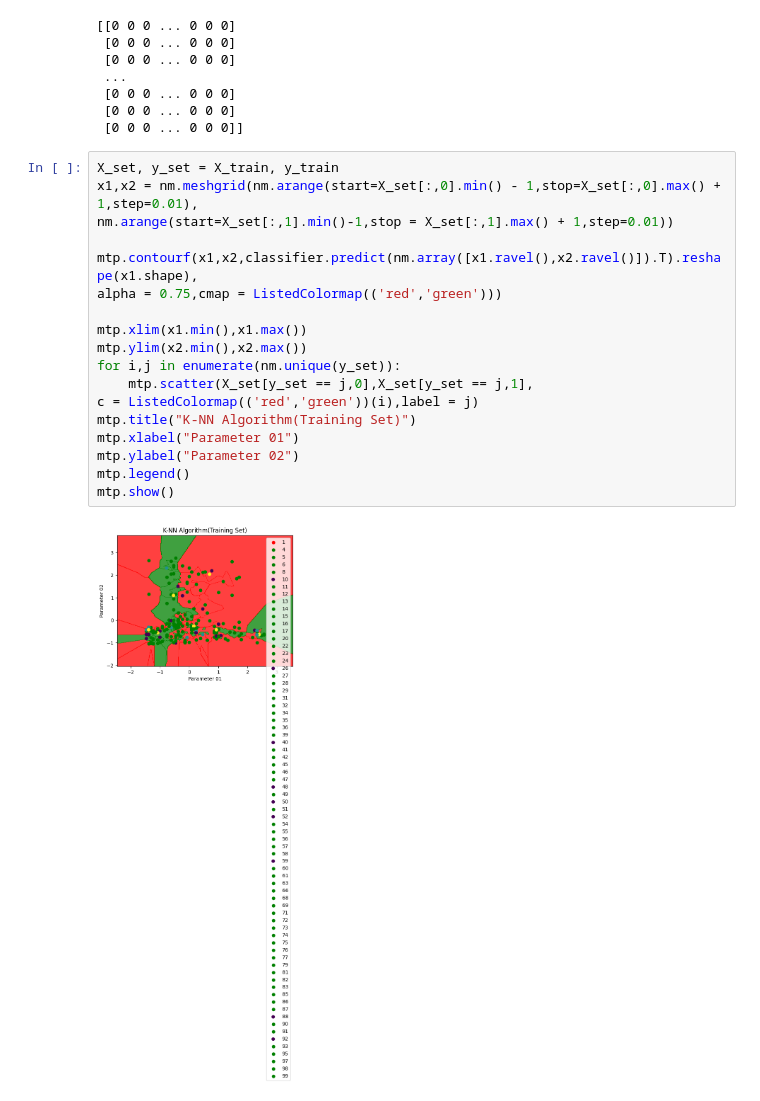
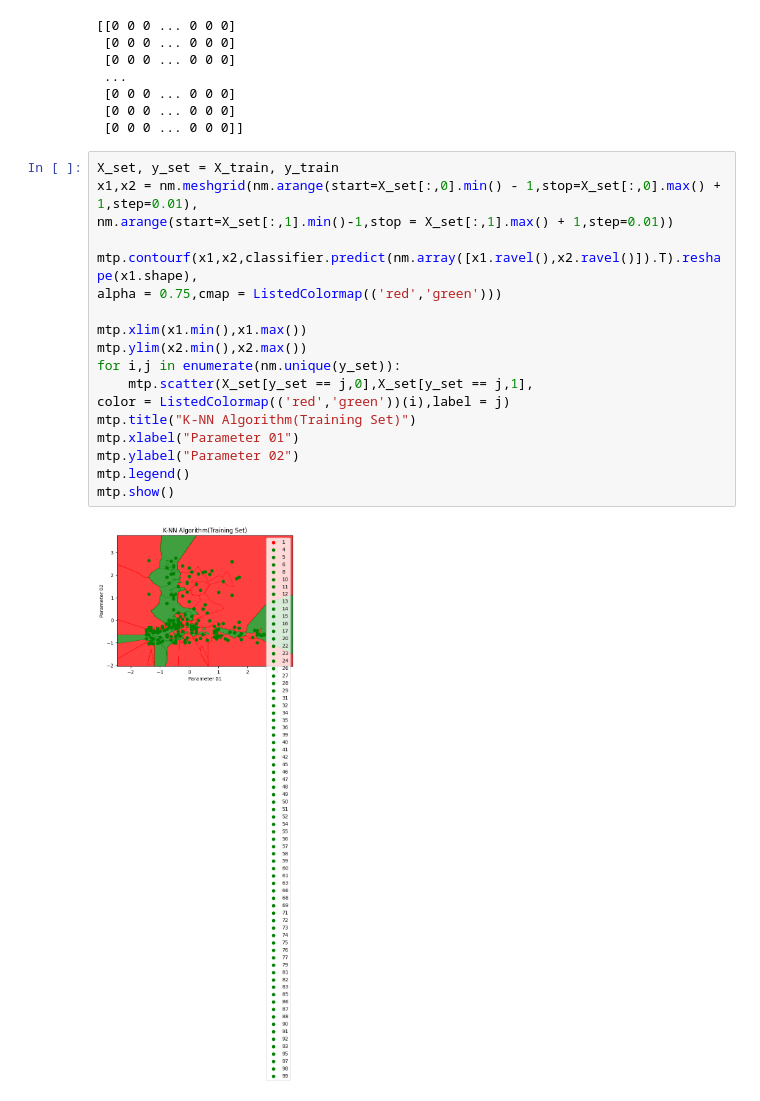
Before and after one commit to aswanthanoop/model_training, a Jupyter notebook: knearest_neighbour_algorithm.ipynb, the cells around one changed output. Cells and saved outputs as stored; diff of their text form.

```diff
--- a/knearest_neighbour_algorithm.ipynb
+++ b/knearest_neighbour_algorithm.ipynb
@@ -43,23 +43,23 @@ print(cm)
 # %%
 X_set, y_set = X_train, y_train
 x1,x2 = nm.meshgrid(nm.arange(start=X_set[:,0].min() - 1,stop=X_set[:,0].max() + 1,step=0.01),
 nm.arange(start=X_set[:,1].min()-1,stop = X_set[:,1].max() + 1,step=0.01))
 
 mtp.contourf(x1,x2,classifier.predict(nm.array([x1.ravel(),x2.ravel()]).T).reshape(x1.shape),
 alpha = 0.75,cmap = ListedColormap(('red','green')))
 
 mtp.xlim(x1.min(),x1.max())
 mtp.ylim(x2.min(),x2.max())
 for i,j in enumerate(nm.unique(y_set)):
     mtp.scatter(X_set[y_set == j,0],X_set[y_set == j,1],
-c = ListedColormap(('red','green'))(i),label = j)
+color = ListedColormap(('red','green'))(i),label = j)
 mtp.title("K-NN Algorithm(Training Set)")
 mtp.xlabel("Parameter 01")
 mtp.ylabel("Parameter 02")
 mtp.legend()
 mtp.show()
 # %% [output]
-[figure, old version]
+[figure, new version]
 # %%
 x_set,y_set = X_test,y_test
 x1,x2 = nm.meshgrid(nm.arange(start=x_set[:,0].min()-1,stop = x_set[:,0].max() + 1,step = 0.01),
```
Also changed, not shown: parts of 1 cell of this notebook, 1 other file.
